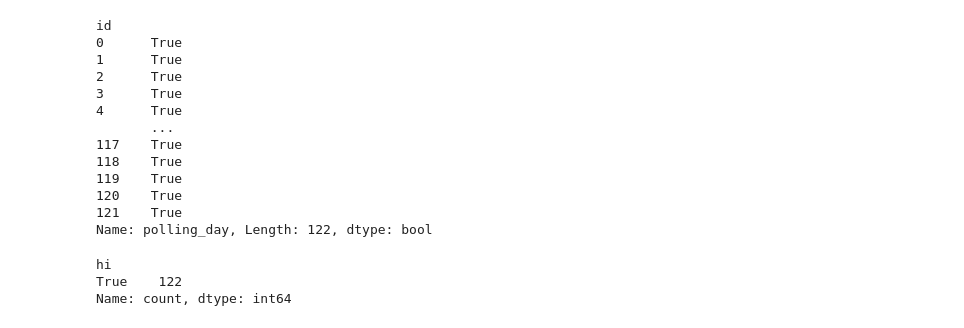
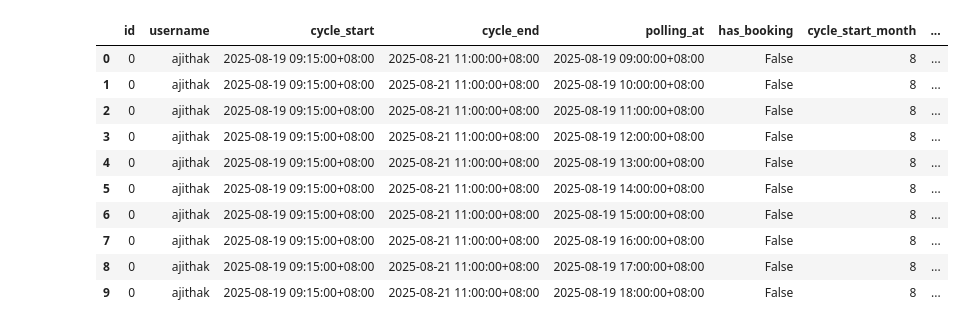
Before and after one commit to jun000111/cdc_ml, a Jupyter notebook: notebooks/test.ipynb, the cells around one changed output. Saved outputs shown, nothing was run; the diff lists cells and outputs as text; code cells hidden in the pictures.

```diff
--- a/notebooks/test.ipynb
+++ b/notebooks/test.ipynb
@@ -20,2 +10,0 @@ df.head()
-# %%
-df["haha"]=df.groupby("id").transform("size")
@@ -100,2 +10,0 @@ id_dates
-# %%
-df = df.merge(id_dates,on="id",how="left")
@@ -134,23 +10,0 @@ df.describe()
-# %%
-temp = df.groupby("id")[["polling_day","polling_week"]].apply(lambda x :(x>=1).any())
-print(temp)
-# %% [output]
-id
-0      True
-1      True
-2      True
-3      True
-4      True
-       ...
-117    True
-118    True
-119    True
-120    True
-121    True
-Name: polling_day, Length: 122, dtype: bool
-# %%
-df["hi"].value_counts()
-# %% [output]
-hi
-True    122
-Name: count, dtype: int64
@@ -156,0 +14,14 @@ Name: count, dtype: int64
+# %%
+df_1
+# %% [output]
+|  | id | username | cycle_start | cycle_end | polling_at | has_booking | cycle_start_month | ... |
+| 0 | 0 | ajithak | 2025-08-19 09:15:00+08:00 | 2025-08-21 11:00:00+08:00 | 2025-08-19 09:00:00+08:00 | False | 8 | ... |
+| 1 | 0 | ajithak | 2025-08-19 09:15:00+08:00 | 2025-08-21 11:00:00+08:00 | 2025-08-19 10:00:00+08:00 | False | 8 | ... |
+| 2 | 0 | ajithak | 2025-08-19 09:15:00+08:00 | 2025-08-21 11:00:00+08:00 | 2025-08-19 11:00:00+08:00 | False | 8 | ... |
+| 3 | 0 | ajithak | 2025-08-19 09:15:00+08:00 | 2025-08-21 11:00:00+08:00 | 2025-08-19 12:00:00+08:00 | False | 8 | ... |
+| 4 | 0 | ajithak | 2025-08-19 09:15:00+08:00 | 2025-08-21 11:00:00+08:00 | 2025-08-19 13:00:00+08:00 | False | 8 | ... |
+| 5 | 0 | ajithak | 2025-08-19 09:15:00+08:00 | 2025-08-21 11:00:00+08:00 | 2025-08-19 14:00:00+08:00 | False | 8 | ... |
+| 6 | 0 | ajithak | 2025-08-19 09:15:00+08:00 | 2025-08-21 11:00:00+08:00 | 2025-08-19 15:00:00+08:00 | False | 8 | ... |
+| 7 | 0 | ajithak | 2025-08-19 09:15:00+08:00 | 2025-08-21 11:00:00+08:00 | 2025-08-19 16:00:00+08:00 | False | 8 | ... |
+| 8 | 0 | ajithak | 2025-08-19 09:15:00+08:00 | 2025-08-21 11:00:00+08:00 | 2025-08-19 17:00:00+08:00 | False | 8 | ... |
+| 9 | 0 | ajithak | 2025-08-19 09:15:00+08:00 | 2025-08-21 11:00:00+08:00 | 2025-08-19 18:00:00+08:00 | False | 8 | ... |
```
Also changed, not shown: parts of 18 cells of this notebook, 16 other files.
